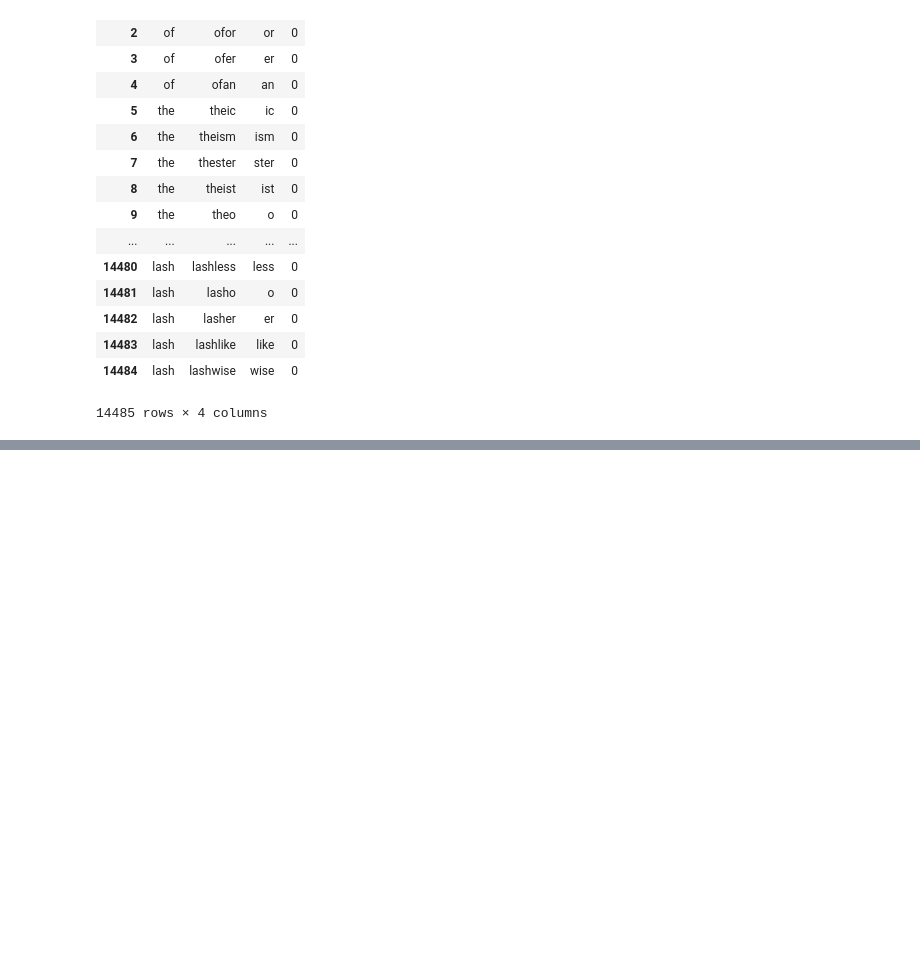
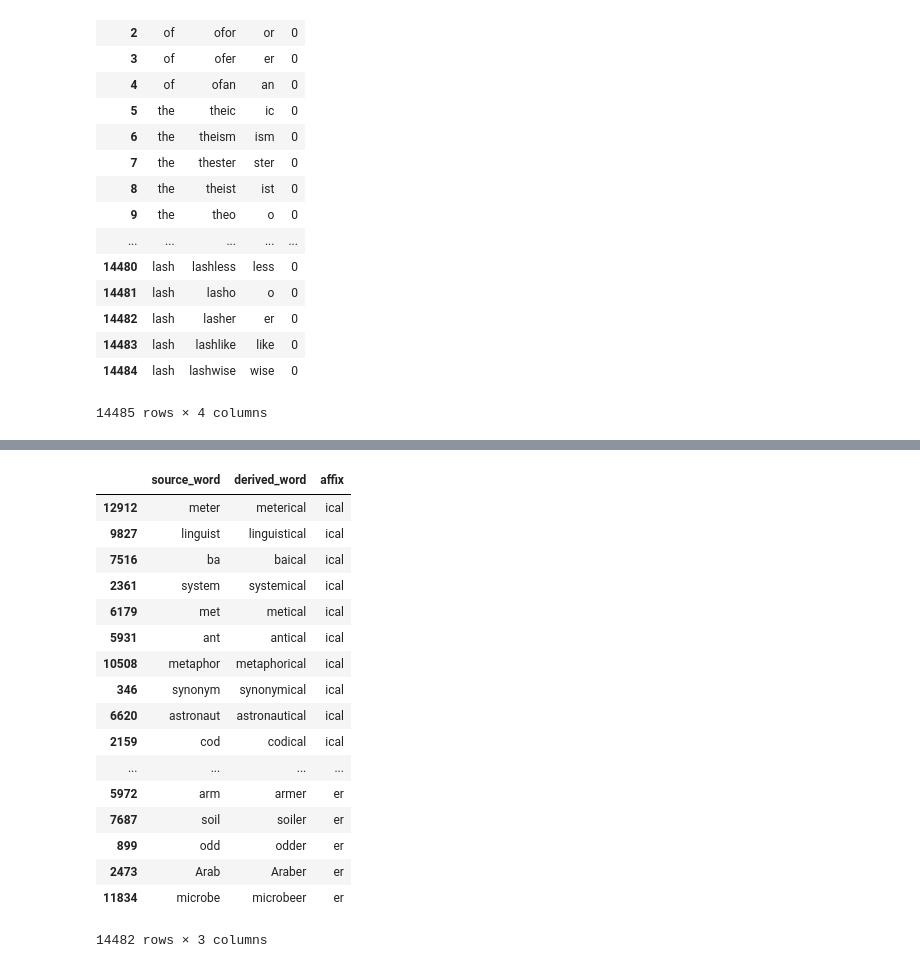
Before and after one commit to mansisinha/taddhita, a Jupyter notebook: Untitled2.ipynb, the cells around one changed output, grey strips where cells are left out. Cells and saved outputs as stored; diff of their text form; code cells hidden in the pictures; blank space fills up the shorter version.

```diff
--- a/Untitled2.ipynb
+++ b/Untitled2.ipynb
@@ -164,0 +164,26 @@ df3.groupby('n').count()
+# %%
+
+df3.loc[~(df3['counts']<10)]
+df4=df3.loc[~((df3['n']!=1) & (df3['m_sum']<5))]
+df_final=df4.drop(['n','counts','m','m_sum'],axis=1)
+df_final.reset_index()
+df_final
+# %% [output]
+|  | source_word | derived_word | affix |
+| 12912 | meter | meterical | ical |
+| 9827 | linguist | linguistical | ical |
+| 7516 | ba | baical | ical |
+| 2361 | system | systemical | ical |
+| 6179 | met | metical | ical |
+| 5931 | ant | antical | ical |
+| 10508 | metaphor | metaphorical | ical |
+| 346 | synonym | synonymical | ical |
+| 6620 | astronaut | astronautical | ical |
+| 2159 | cod | codical | ical |
+| ... | ... | ... | ... |
+| 5972 | arm | armer | er |
+| 7687 | soil | soiler | er |
+| 899 | odd | odder | er |
+| 2473 | Arab | Araber | er |
+| 11834 | microbe | microbeer | er |
+14482 rows × 3 columns
```
Also changed, not shown: parts of 8 cells of this notebook.
